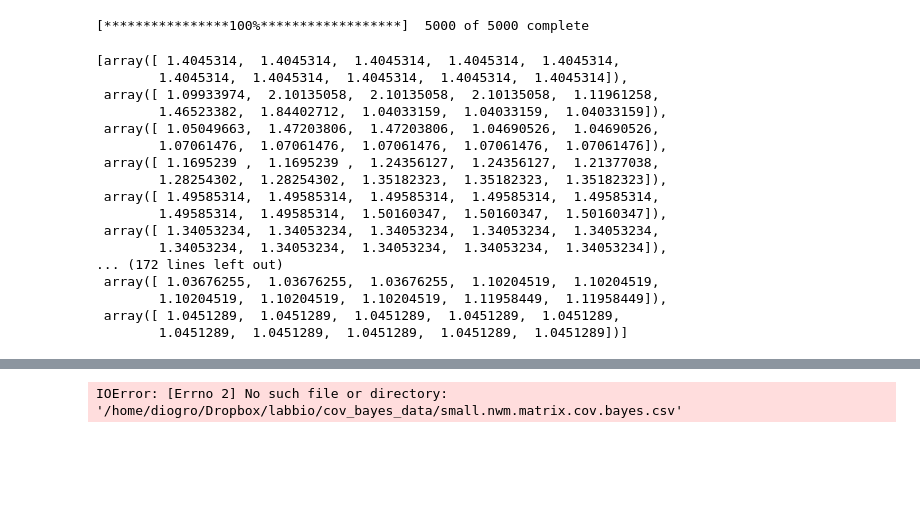
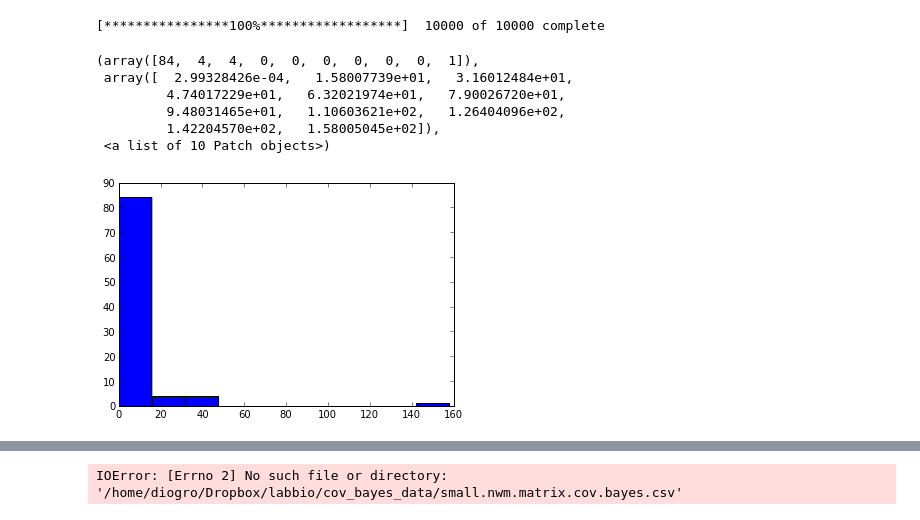
Before and after one commit to diogro/bayesian-cov-estimation, a Jupyter notebook: Monkey Model.ipynb, the cells around one changed output, grey strips where cells are left out. Cells and saved outputs as stored; diff of their text form; code cells hidden in the pictures; blank space fills up the shorter version.

```diff
--- a/Monkey Model.ipynb
+++ b/Monkey Model.ipynb
@@ -12,30 +12,21 @@ reload(monkey_model)
 # %%
 M = pm.MCMC(monkey_model, db='pickle', dbname='NWM.pickle')
 # %%
-M.sample(iter=5000, burn=4000, thin=10)
+M.sample(iter=10000, burn=9000, thin=10)
 M.db.close()
 # %% [output]
-[****************100%******************]  5000 of 5000 complete
+[****************100%******************]  10000 of 10000 complete
 # %%
-[v.trace[-10:] for v in M.var_factors.values() ]
+x= [v.trace[-1] for v in M.var_factors.values() ]
+hist(x)
 # %% [output]
-[array([ 1.4045314,  1.4045314,  1.4045314,  1.4045314,  1.4045314,
-        1.4045314,  1.4045314,  1.4045314,  1.4045314,  1.4045314]),
- array([ 1.09933974,  2.10135058,  2.10135058,  2.10135058,  1.11961258,
-        1.46523382,  1.84402712,  1.04033159,  1.04033159,  1.04033159]),
- array([ 1.05049663,  1.47203806,  1.47203806,  1.04690526,  1.04690526,
-        1.07061476,  1.07061476,  1.07061476,  1.07061476,  1.07061476]),
- array([ 1.1695239 ,  1.1695239 ,  1.24356127,  1.24356127,  1.21377038,
-        1.28254302,  1.28254302,  1.35182323,  1.35182323,  1.35182323]),
- array([ 1.49585314,  1.49585314,  1.49585314,  1.49585314,  1.49585314,
-        1.49585314,  1.49585314,  1.50160347,  1.50160347,  1.50160347]),
- array([ 1.34053234,  1.34053234,  1.34053234,  1.34053234,  1.34053234,
-        1.34053234,  1.34053234,  1.34053234,  1.34053234,  1.34053234]),
-... (172 lines left out)
- array([ 1.03676255,  1.03676255,  1.03676255,  1.10204519,  1.10204519,
-        1.10204519,  1.10204519,  1.10204519,  1.11958449,  1.11958449]),
- array([ 1.0451289,  1.0451289,  1.0451289,  1.0451289,  1.0451289,
-        1.0451289,  1.0451289,  1.0451289,  1.0451289,  1.0451289])]
+(array([84,  4,  4,  0,  0,  0,  0,  0,  0,  1]),
+ array([  2.99328426e-04,   1.58007739e+01,   3.16012484e+01,
+         4.74017229e+01,   6.32021974e+01,   7.90026720e+01,
+         9.48031465e+01,   1.10603621e+02,   1.26404096e+02,
+         1.42204570e+02,   1.58005045e+02]),
+ <a list of 10 Patch objects>)
+[figure, added]
 # %%
 pop_size = 100
 pops = {}
```
Also changed, not shown: parts of 16 cells of this notebook, 1 other file.
